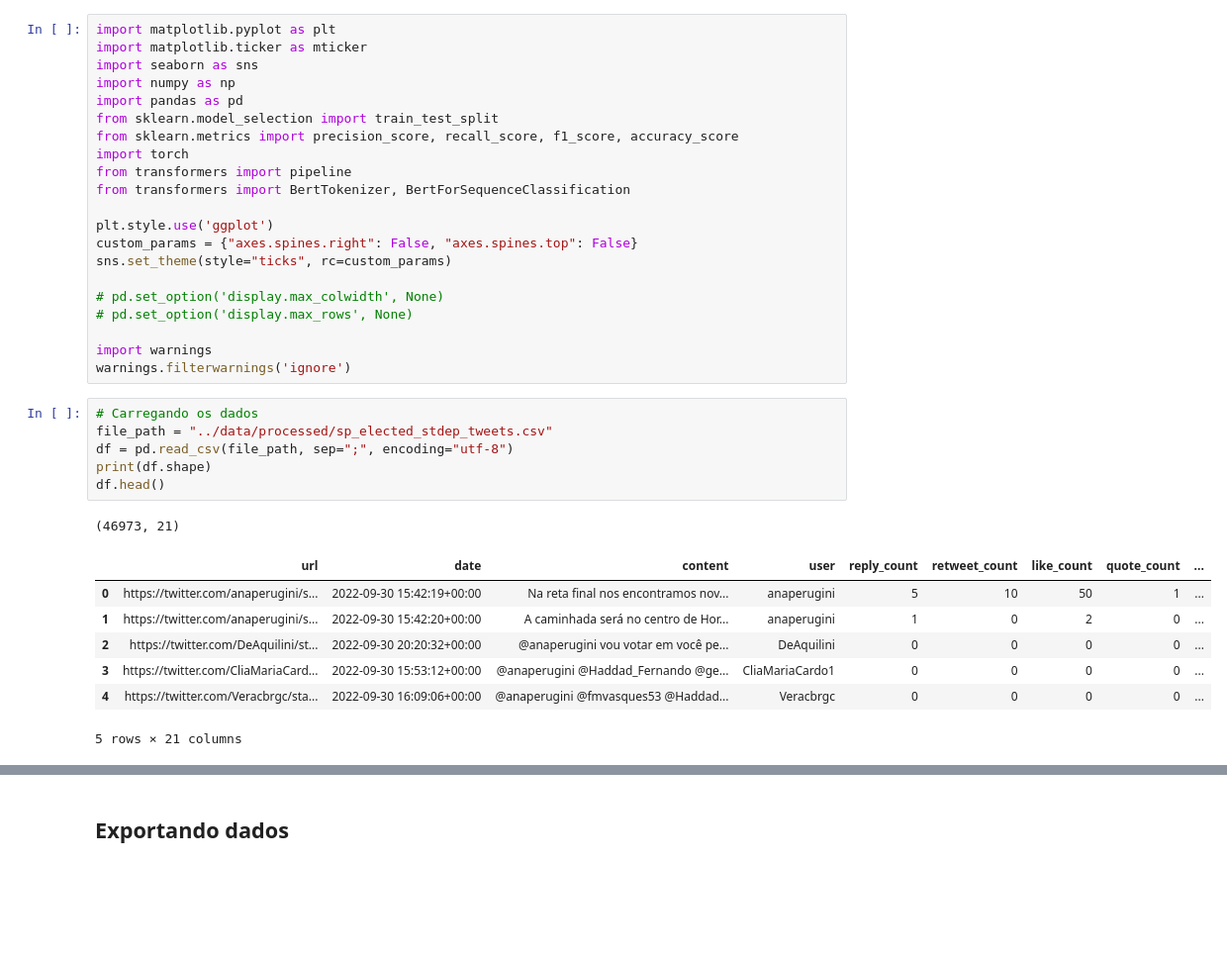
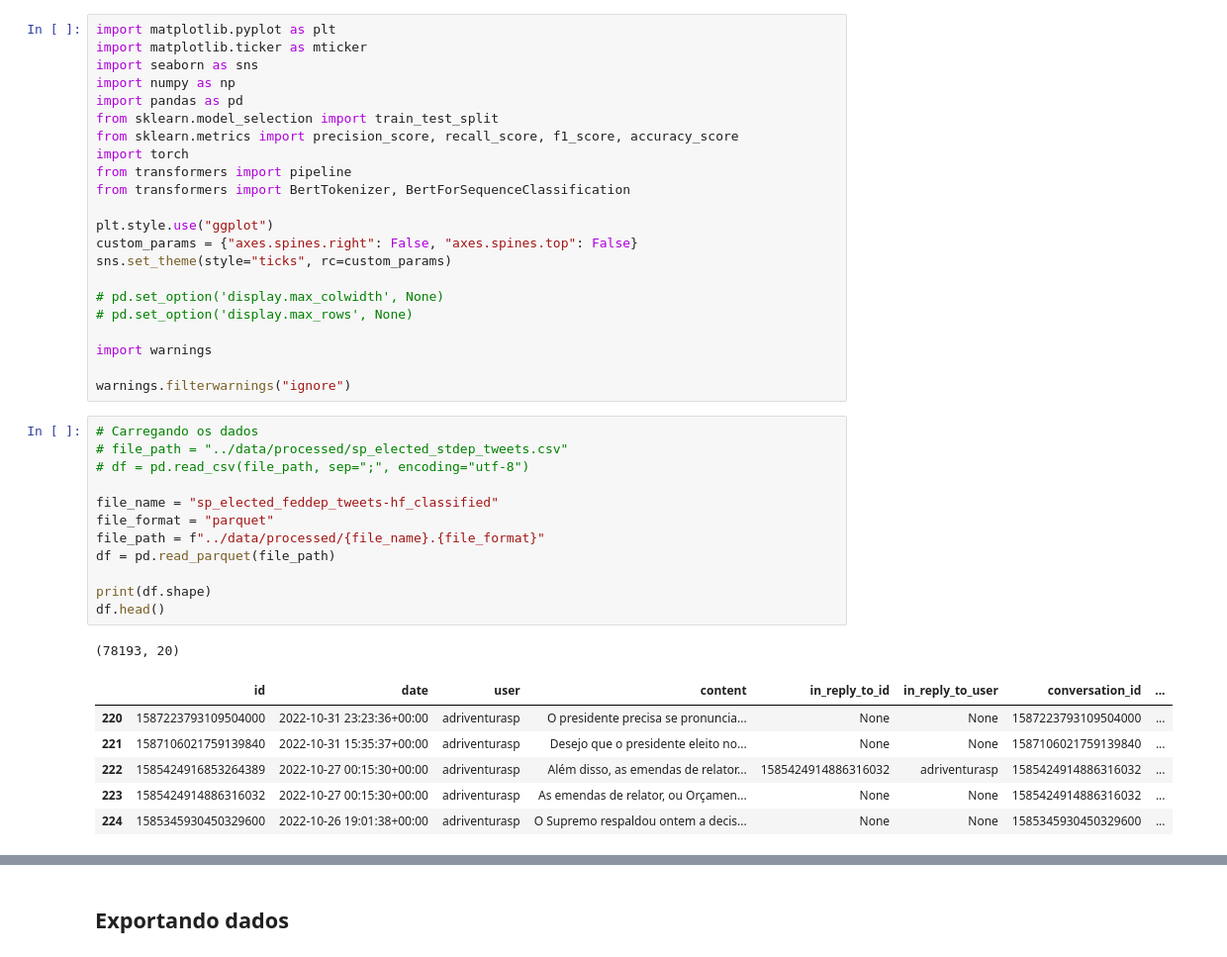
Before and after one commit to thiago-paim/projeto-tera, a Jupyter notebook: notebooks/ft_hf_classification.ipynb, the cells around one changed output, grey strips where cells are left out. Shown at 99% size. Drawn from its saved outputs; the diff is of its cells as text; blank space fills up the shorter version.

```diff
--- a/notebooks/ft_hf_classification.ipynb
+++ b/notebooks/ft_hf_classification.ipynb
@@ -10,7 +10,7 @@ import torch
 from transformers import pipeline
 from transformers import BertTokenizer, BertForSequenceClassification
 
-plt.style.use('ggplot')
+plt.style.use("ggplot")
 custom_params = {"axes.spines.right": False, "axes.spines.top": False}
 sns.set_theme(style="ticks", rc=custom_params)
 
@@ -18,21 +18,27 @@ sns.set_theme(style="ticks", rc=custom_params)
 # pd.set_option('display.max_rows', None)
 
 import warnings
-warnings.filterwarnings('ignore')
+
+warnings.filterwarnings("ignore")
 # %%
 # Carregando os dados
-file_path = "../data/processed/sp_elected_stdep_tweets.csv"
-df = pd.read_csv(file_path, sep=";", encoding="utf-8")
+# file_path = "../data/processed/sp_elected_stdep_tweets.csv"
+# df = pd.read_csv(file_path, sep=";", encoding="utf-8")
+
+file_name = "sp_elected_feddep_tweets-hf_classified"
+file_format = "parquet"
+file_path = f"../data/processed/{file_name}.{file_format}"
+df = pd.read_parquet(file_path)
+
 print(df.shape)
 df.head()
 # %% [output]
-(46973, 21)
+(78193, 20)
-|  | url | date | content | user | reply_count | retweet_count | like_count | quote_count | ... |
-| 0 | https://twitter.com/anaperugini/s... | 2022-09-30 15:42:19+00:00 | Na reta final nos encontramos nov... | anaperugini | 5 | 10 | 50 | 1 | ... |
-| 1 | https://twitter.com/anaperugini/s... | 2022-09-30 15:42:20+00:00 | A caminhada será no centro de Hor... | anaperugini | 1 | 0 | 2 | 0 | ... |
-| 2 | https://twitter.com/DeAquilini/st... | 2022-09-30 20:20:32+00:00 | @anaperugini vou votar em você pe... | DeAquilini | 0 | 0 | 0 | 0 | ... |
-| 3 | https://twitter.com/CliaMariaCard... | 2022-09-30 15:53:12+00:00 | @anaperugini @Haddad_Fernando @ge... | CliaMariaCardo1 | 0 | 0 | 0 | 0 | ... |
-| 4 | https://twitter.com/Veracbrgc/sta... | 2022-09-30 16:09:06+00:00 | @anaperugini @fmvasques53 @Haddad... | Veracbrgc | 0 | 0 | 0 | 0 | ... |
+|  | id | date | user | content | in_reply_to_id | in_reply_to_user | conversation_id | ... |
+| 220 | 1587223793109504000 | 2022-10-31 23:23:36+00:00 | adriventurasp | O presidente precisa se pronuncia... | None | None | 1587223793109504000 | ... |
+| 221 | 1587106021759139840 | 2022-10-31 15:35:37+00:00 | adriventurasp | Desejo que o presidente eleito no... | None | None | 1587106021759139840 | ... |
+| 222 | 1585424916853264389 | 2022-10-27 00:15:30+00:00 | adriventurasp | Além disso, as emendas de relator... | 1585424914886316032 | adriventurasp | 1585424914886316032 | ... |
+| 223 | 1585424914886316032 | 2022-10-27 00:15:30+00:00 | adriventurasp | As emendas de relator, ou Orçamen... | None | None | 1585424914886316032 | ... |
+| 224 | 1585345930450329600 | 2022-10-26 19:01:38+00:00 | adriventurasp | O Supremo respaldou ontem a decis... | None | None | 1585345930450329600 | ... |
-5 rows × 21 columns
 # %%
 # Diretório onde modelo foi salvo
```
Also changed, not shown: parts of 4 cells of this notebook, 1 other file.
